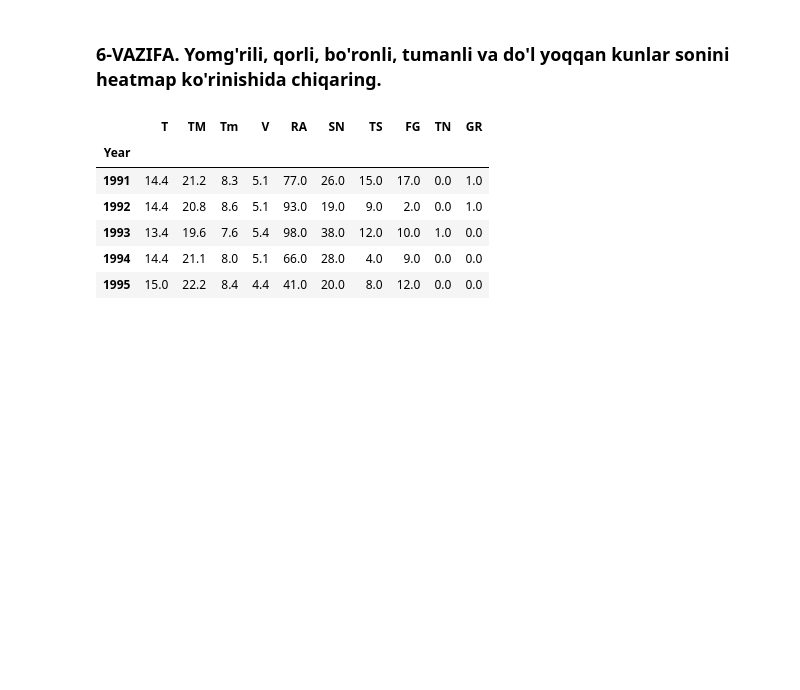
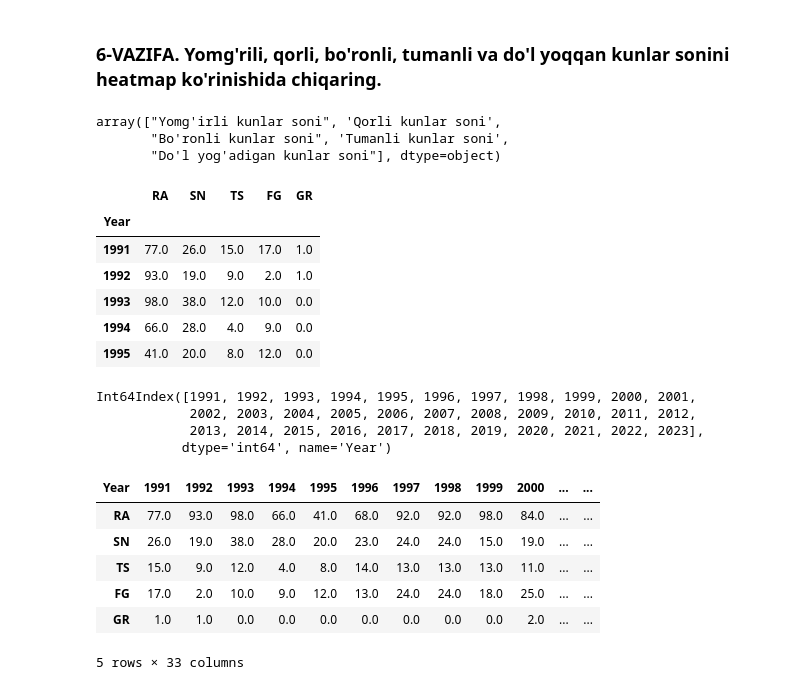
Before and after one commit to Shermukhammat/Mohirdev_Data_Science_praktikum, a Jupyter notebook: visualization/7_heatmap_practis.ipynb, the cells around one changed output. Cells and saved outputs as stored; diff of their text form; code cells hidden in the pictures; blank space fills up the shorter version.

```diff
--- a/visualization/7_heatmap_practis.ipynb
+++ b/visualization/7_heatmap_practis.ipynb
@@ -296,14 +296,37 @@ plt.show()
 [figure]
 # %% [markdown]
 ### 6-VAZIFA. Yomg'rili, qorli, bo'ronli, tumanli va do'l yoqqan kunlar sonini heatmap ko'rinishida chiqaring.
+# %%
+describe.loc[['RA', 'SN', 'TS', 'FG', 'GR'], 'translation'].values
+# %% [output]
+array(["Yomg'irli kunlar soni", 'Qorli kunlar soni',
+       "Bo'ronli kunlar soni", 'Tumanli kunlar soni',
+       "Do'l yog'adigan kunlar soni"], dtype=object)
 # %%
 #JAVOBINGIZNI SHU YERGA YOZING
-df.head()
+df.loc[:, ['RA', 'SN', 'TS', 'FG', 'GR']].head()
 # %% [output]
-|  | T | TM | Tm | V | RA | SN | TS | FG | TN | GR |
-| Year |  |  |  |  |  |  |  |  |  |  |
-| 1991 | 14.4 | 21.2 | 8.3 | 5.1 | 77.0 | 26.0 | 15.0 | 17.0 | 0.0 | 1.0 |
-| 1992 | 14.4 | 20.8 | 8.6 | 5.1 | 93.0 | 19.0 | 9.0 | 2.0 | 0.0 | 1.0 |
-| 1993 | 13.4 | 19.6 | 7.6 | 5.4 | 98.0 | 38.0 | 12.0 | 10.0 | 1.0 | 0.0 |
-| 1994 | 14.4 | 21.1 | 8.0 | 5.1 | 66.0 | 28.0 | 4.0 | 9.0 | 0.0 | 0.0 |
-| 1995 | 15.0 | 22.2 | 8.4 | 4.4 | 41.0 | 20.0 | 8.0 | 12.0 | 0.0 | 0.0 |
+|  | RA | SN | TS | FG | GR |
+| Year |  |  |  |  |  |
+| 1991 | 77.0 | 26.0 | 15.0 | 17.0 | 1.0 |
+| 1992 | 93.0 | 19.0 | 9.0 | 2.0 | 1.0 |
+| 1993 | 98.0 | 38.0 | 12.0 | 10.0 | 0.0 |
+| 1994 | 66.0 | 28.0 | 4.0 | 9.0 | 0.0 |
+| 1995 | 41.0 | 20.0 | 8.0 | 12.0 | 0.0 |
+# %%
+df.index
+# %% [output]
+Int64Index([1991, 1992, 1993, 1994, 1995, 1996, 1997, 1998, 1999, 2000, 2001,
+            2002, 2003, 2004, 2005, 2006, 2007, 2008, 2009, 2010, 2011, 2012,
+            2013, 2014, 2015, 2016, 2017, 2018, 2019, 2020, 2021, 2022, 2023],
+           dtype='int64', name='Year')
+# %%
+df[['RA', 'SN', 'TS', 'FG', 'GR']].T
+# %% [output]
+| Year | 1991 | 1992 | 1993 | 1994 | 1995 | 1996 | 1997 | 1998 | 1999 | 2000 | ... | ... |
+| RA | 77.0 | 93.0 | 98.0 | 66.0 | 41.0 | 68.0 | 92.0 | 92.0 | 98.0 | 84.0 | ... | ... |
+| SN | 26.0 | 19.0 | 38.0 | 28.0 | 20.0 | 23.0 | 24.0 | 24.0 | 15.0 | 19.0 | ... | ... |
+| TS | 15.0 | 9.0 | 12.0 | 4.0 | 8.0 | 14.0 | 13.0 | 13.0 | 13.0 | 11.0 | ... | ... |
+| FG | 17.0 | 2.0 | 10.0 | 9.0 | 12.0 | 13.0 | 24.0 | 24.0 | 18.0 | 25.0 | ... | ... |
+| GR | 1.0 | 1.0 | 0.0 | 0.0 | 0.0 | 0.0 | 0.0 | 0.0 | 0.0 | 2.0 | ... | ... |
+5 rows × 33 columns
```
Also changed, not shown: parts of 2 cells of this notebook.
